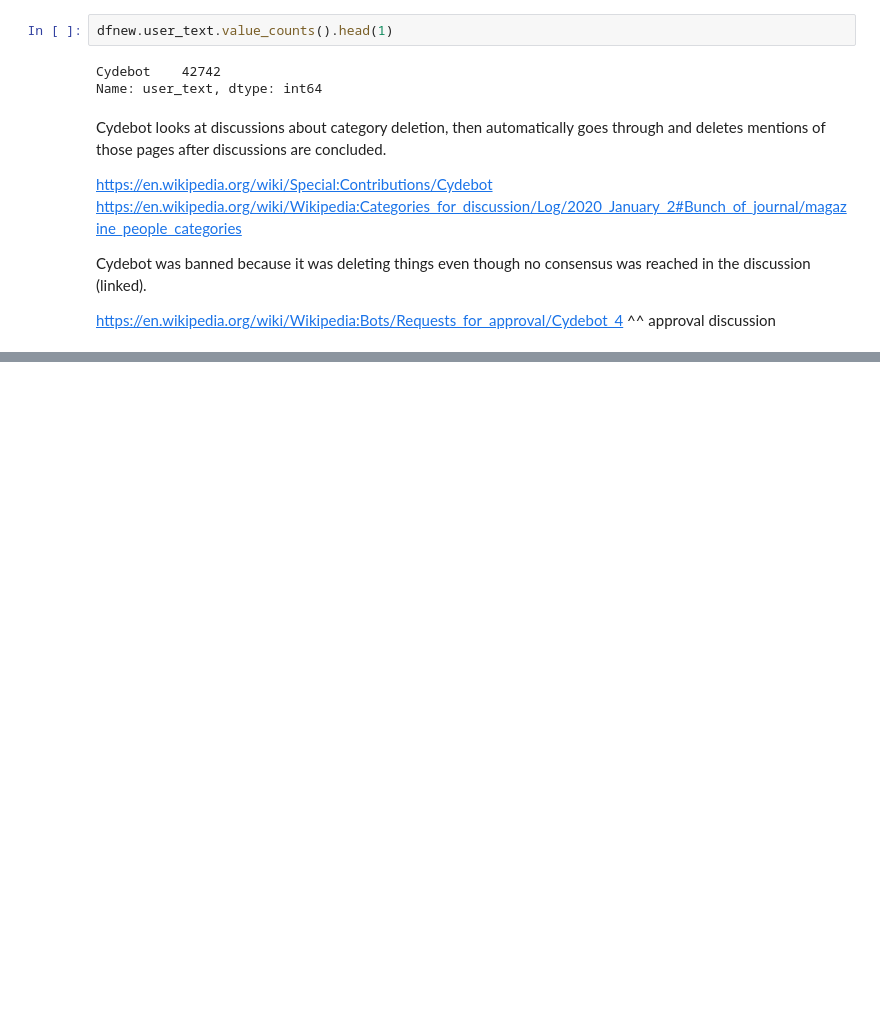
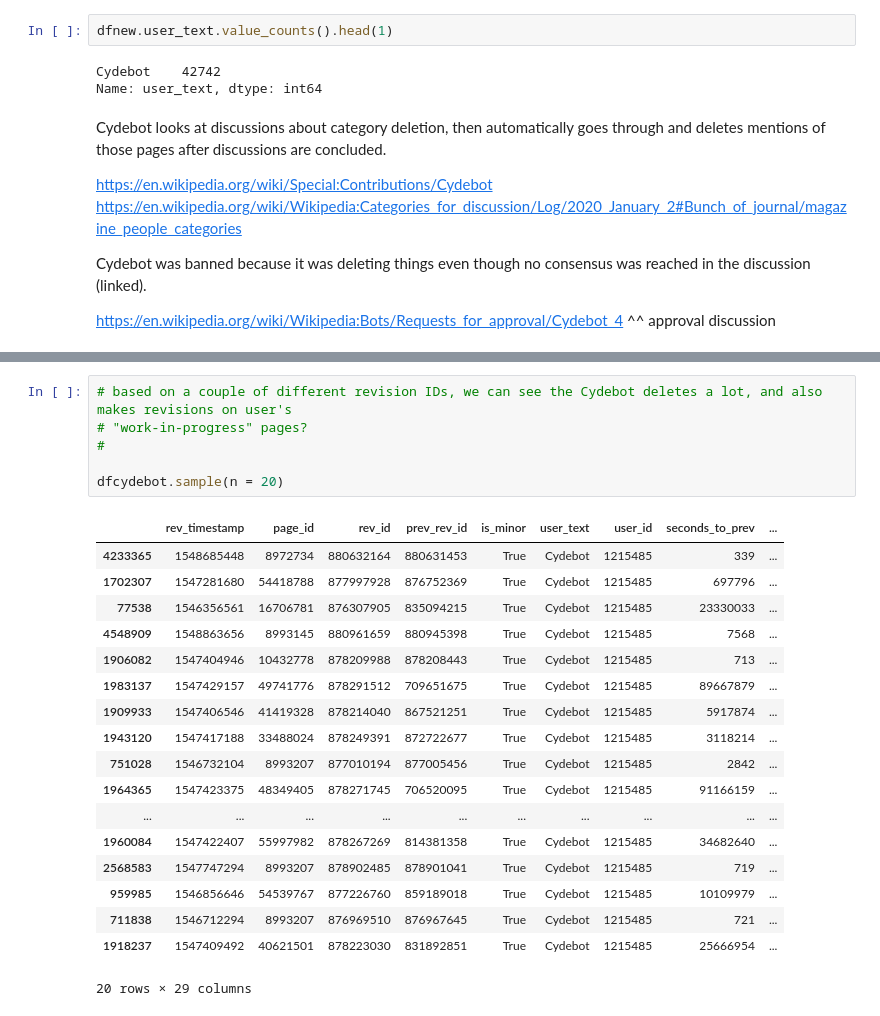
Before and after one commit to levon003/wiki-ores-feedback, a Jupyter notebook: reu2021/analysis_abby.ipynb, the cells around one changed output, grey strips where cells are left out. Drawn from its saved outputs; the diff is of its cells as text; blank space fills up the shorter version.

```diff
--- a/reu2021/analysis_abby.ipynb
+++ b/reu2021/analysis_abby.ipynb
@@ -83,0 +100,25 @@ https://en.wikipedia.org/wiki/Wikipedia:Bots/Requests_for_approval/Cydebot_4
+# %%
+# based on a couple of different revision IDs, we can see the Cydebot deletes a lot, and also makes revisions on user's
+# "work-in-progress" pages?
+#
+
+dfcydebot.sample(n = 20)
+# %% [output]
+|  | rev_timestamp | page_id | rev_id | prev_rev_id | is_minor | user_text | user_id | seconds_to_prev | ... |
+| 4233365 | 1548685448 | 8972734 | 880632164 | 880631453 | True | Cydebot | 1215485 | 339 | ... |
+| 1702307 | 1547281680 | 54418788 | 877997928 | 876752369 | True | Cydebot | 1215485 | 697796 | ... |
+| 77538 | 1546356561 | 16706781 | 876307905 | 835094215 | True | Cydebot | 1215485 | 23330033 | ... |
+| 4548909 | 1548863656 | 8993145 | 880961659 | 880945398 | True | Cydebot | 1215485 | 7568 | ... |
+| 1906082 | 1547404946 | 10432778 | 878209988 | 878208443 | True | Cydebot | 1215485 | 713 | ... |
+| 1983137 | 1547429157 | 49741776 | 878291512 | 709651675 | True | Cydebot | 1215485 | 89667879 | ... |
+| 1909933 | 1547406546 | 41419328 | 878214040 | 867521251 | True | Cydebot | 1215485 | 5917874 | ... |
+| 1943120 | 1547417188 | 33488024 | 878249391 | 872722677 | True | Cydebot | 1215485 | 3118214 | ... |
+| 751028 | 1546732104 | 8993207 | 877010194 | 877005456 | True | Cydebot | 1215485 | 2842 | ... |
+| 1964365 | 1547423375 | 48349405 | 878271745 | 706520095 | True | Cydebot | 1215485 | 91166159 | ... |
+| ... | ... | ... | ... | ... | ... | ... | ... | ... | ... |
+| 1960084 | 1547422407 | 55997982 | 878267269 | 814381358 | True | Cydebot | 1215485 | 34682640 | ... |
+| 2568583 | 1547747294 | 8993207 | 878902485 | 878901041 | True | Cydebot | 1215485 | 719 | ... |
+| 959985 | 1546856646 | 54539767 | 877226760 | 859189018 | True | Cydebot | 1215485 | 10109979 | ... |
+| 711838 | 1546712294 | 8993207 | 876969510 | 876967645 | True | Cydebot | 1215485 | 721 | ... |
+| 1918237 | 1547409492 | 40621501 | 878223030 | 831892851 | True | Cydebot | 1215485 | 25666954 | ... |
+20 rows × 29 columns
```
Also changed, not shown: parts of 12 cells of this notebook.
